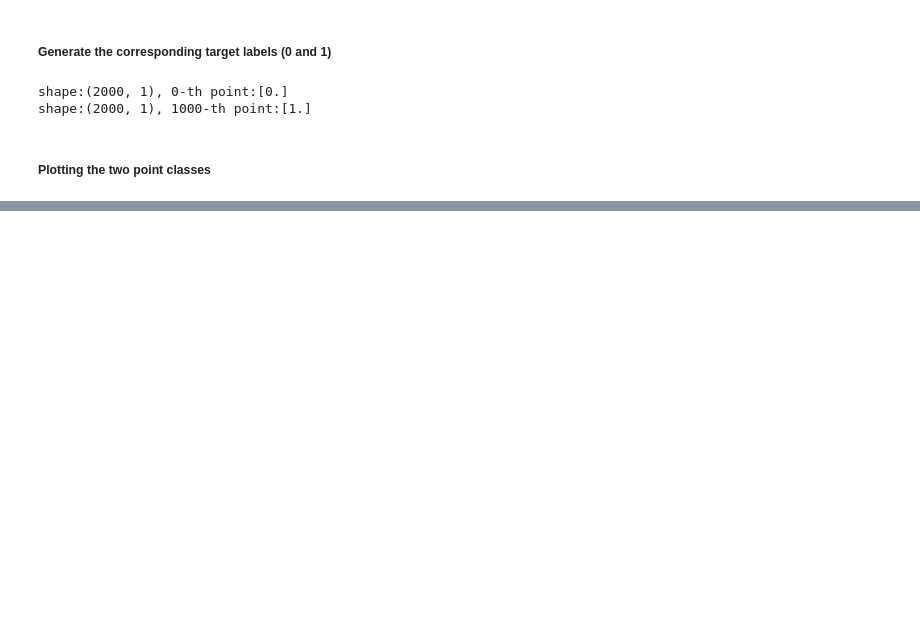
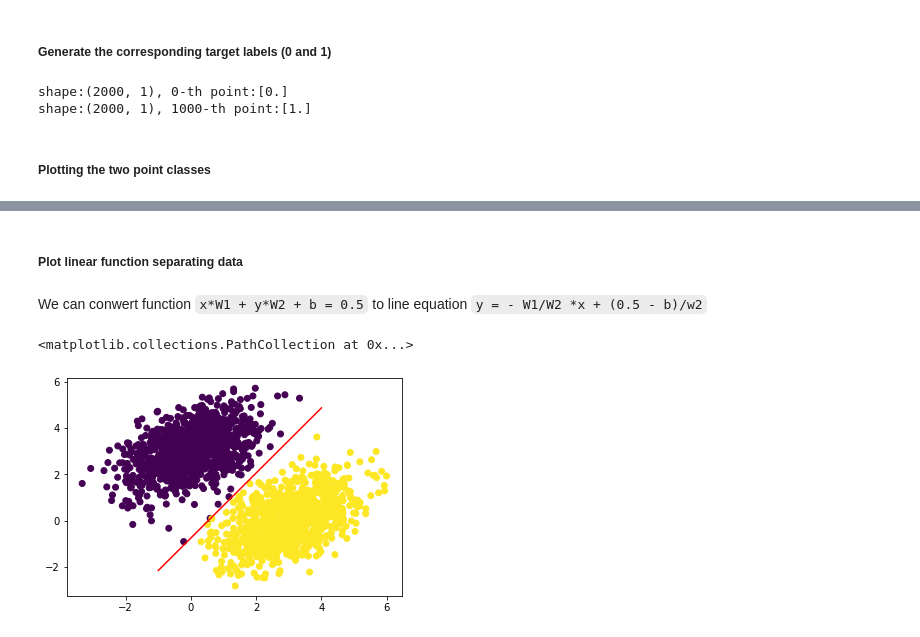
Before and after one commit to neronicolo/deep-learning-with-python-notebooks, a Jupyter notebook: chapter03_exercises.ipynb, the cells around one changed output, grey strips where cells are left out. Drawn from its saved outputs; the diff is of its cells as text; code cells hidden in the pictures; blank space fills up the shorter version.

```diff
--- a/chapter03_exercises.ipynb
+++ b/chapter03_exercises.ipynb
@@ -85,0 +184,16 @@ plt.show()
+# %% [markdown]
+##### Plot linear function separating data
+# %% [markdown]
+We can conwert function `x*W1 + y*W2 + b = 0.5` to line equation `y = - W1/W2 *x + (0.5 - b)/w2`
+# %%
+# generates 100 reguraly spaced numbers between -1 and 4
+x = np.linspace(-1, 4, 100)
+
+# line equation if form of y = ax + b, converted from (w1*x + w2*y + b = 0.5)
+y = - W[0] /  W[1] * x + (0.5 - b) / W[1]
+
+plt.plot(x, y, "-r")
+plt.scatter(inputs[:, 0], inputs[:, 1], c=predictions[:, 0] > 0.5)
+# %% [output]
+<matplotlib.collections.PathCollection at 0x...>
+[figure, added]
```
Also changed, not shown: parts of 20 cells of this notebook, 2 other files.
